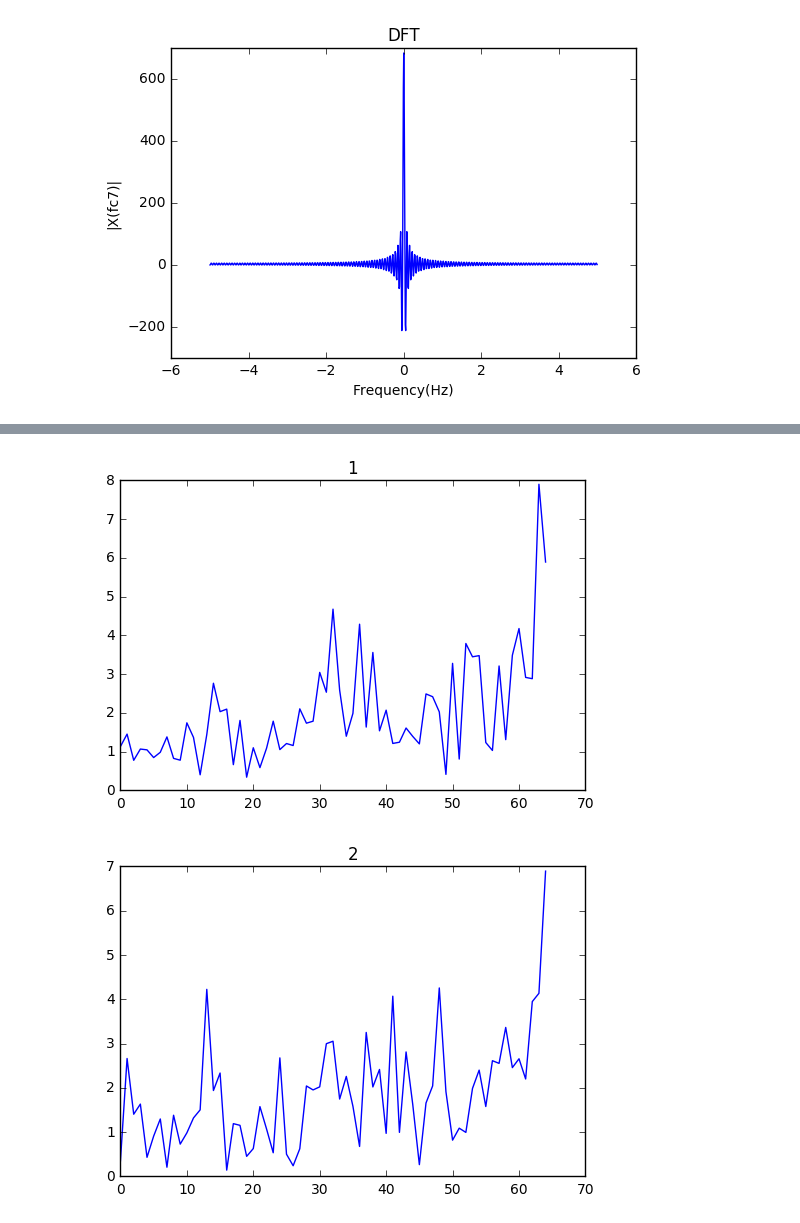
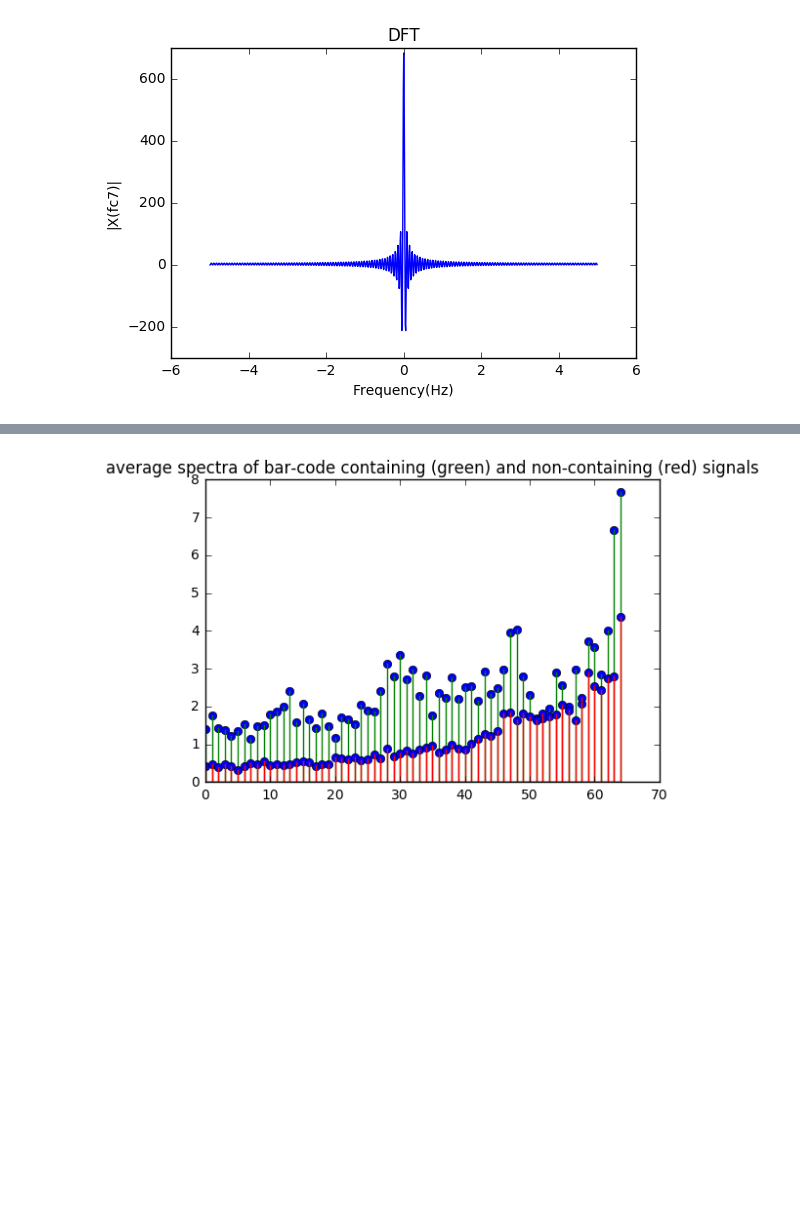
Before and after one commit to PamirGhimire/DSP-TP-1617, a Jupyter notebook: Lab4/python/Lab4.ipynb, the cells around one changed output, grey strips where cells are left out. Saved outputs shown, nothing was run; the diff lists cells and outputs as text; code cells hidden in the pictures; blank space fills up the shorter version.

Commit message:
Images classified, 1 false positive, 1 missed

```diff
--- a/Lab4/python/Lab4.ipynb
+++ b/Lab4/python/Lab4.ipynb
@@ -335,17 +335,17 @@ t6 = np.arange(0, 1., 1./fs6)
 t7 = np.arange(0, 1., 1./fs7)
 
 # store different x[n]'s
-x_n1 = 3.0*np.cos(2*np.pi*(f1/fs1)*t1) + 4.0 * np.sin(2*np.pi*(f2/fs1)*t1)
-x_n2 = 3.0*np.cos(2*np.pi*(f1/fs2)*t2) + 4.0 * np.sin(2*np.pi*(f2/fs2)*t2)
-x_n3 = 3.0*np.cos(2*np.pi*(f1/fs3)*t3) + 4.0 * np.sin(2*np.pi*(f2/fs3)*t3)
-x_n4 = 3.0*np.cos(2*np.pi*(f1/fs4)*t4) + 4.0 * np.sin(2*np.pi*(f2/fs4)*t4)
-x_n5 = 3.0*np.cos(2*np.pi*(f1/fs5)*t5) + 4.0 * np.sin(2*np.pi*(f2/fs5)*t5)
-x_n6 = 3.0*np.cos(2*np.pi*(f1/fs6)*t6) + 4.0 * np.sin(2*np.pi*(f2/fs6)*t6)
-x_n7 = 3.0*np.cos(2*np.pi*(f1/fs7)*t7) + 4.0 * np.sin(2*np.pi*(f2/fs7)*t7)
+x_n1 = 3.0*np.cos(2.0*np.pi*(f1/fs1)*t1) + 4.0 * np.sin(2.0*np.pi*(f2/fs1)*t1)
+x_n2 = 3.0*np.cos(2.0*np.pi*(f1/fs2)*t2) + 4.0 * np.sin(2.0*np.pi*(f2/fs2)*t2)
+x_n3 = 3.0*np.cos(2.0*np.pi*(f1/fs3)*t3) + 4.0 * np.sin(2.0*np.pi*(f2/fs3)*t3)
+x_n4 = 3.0*np.cos(2.0*np.pi*(f1/fs4)*t4) + 4.0 * np.sin(2.0*np.pi*(f2/fs4)*t4)
+x_n5 = 3.0*np.cos(2.0*np.pi*(f1/fs5)*t5) + 4.0 * np.sin(2.0*np.pi*(f2/fs5)*t5)
+x_n6 = 3.0*np.cos(2.0*np.pi*(f1/fs6)*t6) + 4.0 * np.sin(2.0*np.pi*(f2/fs6)*t6)
+x_n7 = 3.0*np.cos(2.0*np.pi*(f1/fs7)*t7) + 4.0 * np.sin(2.0*np.pi*(f2/fs7)*t7)
 
 
 # Number of samples
-N = 1000
+N = 1000.00
 # frequency vectors
 fr1 = (np.arange(-N/2,N/2,1)) * fs1/N
 fr2 = (np.arange(-N/2,N/2,1)) * fs2/N
@@ -507,47 +522,93 @@ def myDFT(signal):
 # %%
 Path = '../images/1D-DFT/'
 import os, os.path
+from skimage.filters import threshold_otsu, rank
 from skimage import color
 from scipy import misc
 from skimage.transform import resize
 import time
+from scipy.stats import pearsonr
 
 filenames = sorted([f for f in os.listdir(Path)])
 
 #smallest dimensions found by iterating through all images
 mMin = 66
 nMin = 131
+nImages = 54
 mMid = mMin/2
+barImages = [1,2,6,44,45,46,47,48,49,50,51,52,53,54]
 
 Imgr = np.zeros((mMin, nMin))
+
+ffts = np.zeros((nImages, nMin/2))
+
 counter = 1
 for f in filenames:
     Img = io.imread(os.path.join(Path,f))
 
-    #normalize image
+    #normalize the image
     imgMax = np.max(Img)
     Img = Img/(1.0*imgMax)
 
-    #convert image to rgb
+    #convert rgb image to grayscale
     Img = color.rgb2gray(Img)
+
+    #apply otsu threshold to binarize image
+    Img_bin = Img >= threshold_otsu(Img)
 
     #resize to smallest dimensions
     Imgr = resize(Img, (mMin, nMin))
 
     #consider the middle row as signal
     signal = Imgr[mMid,:]
 
     #get DFT
     sig_fft = myDFT(signal)
+
+    #consider only half of DFT since coefficients are periodic
     sig_f = sig_fft[0:nMin/2]
+    ffts[counter-1,:] = np.abs(sig_f)
 
-    #consider only the
-    #show DFT
-    plt.figure()
-    plt.plot(range(0, nMin/2), np.abs(sig_f))
-    plt.title(counter)
+    #compute phase-spectrum of signal
+    sig_phase = np.arctan(np.divide(np.imag(sig_fft), np.real(sig_fft)))
+    phases[counter-1,: ] = sig_phase
 
     counter = counter + 1
+
+#find the average values of bar-code containing and non-containing spectra
+bcounter = 0
+nbcounter = 0
+bar_fft = np.zeros(nMin/2)
+nonBar_fft = np.zeros(nMin/2)
+
+for i in range(0, nImages):
+    fft = ffts[i,:]
+    if (i+1) in barImages:
+        bar_fft += fft
+        bcounter += 1
+    else:
+        nonBar_fft += fft
+        nbcounter += 1
+
+bar_fft = (1.0/bcounter)*bar_fft
+nonBar_fft = (1.0/nbcounter)*nonBar_fft
+
+plt.figure()
+plt.stem(bar_fft, 'g')
+plt.stem(nonBar_fft, 'r')
+plt.title('average spectra of bar-code containing (green) and non-containing (red) signals')
+plt.show()
+
+
+#pick thresholding pivots and make decisions based on comparisions at pivots with average profiles
+p1 = 13
+p2 = 30
+thresh = 0.70
+
+counter = 1
+for fft in ffts:
+    if fft[p1] >= (thresh * bar_fft[p1]) or fft[p2] >= (thresh * bar_fft[p2]):
+        print("Bar code present in Image" , counter)
+    counter += 1
 # %% [output]
-[figure, old version]
+[figure, new version]
-[figure, removed]
```
Also changed, not shown: parts of 4 cells of this notebook.
